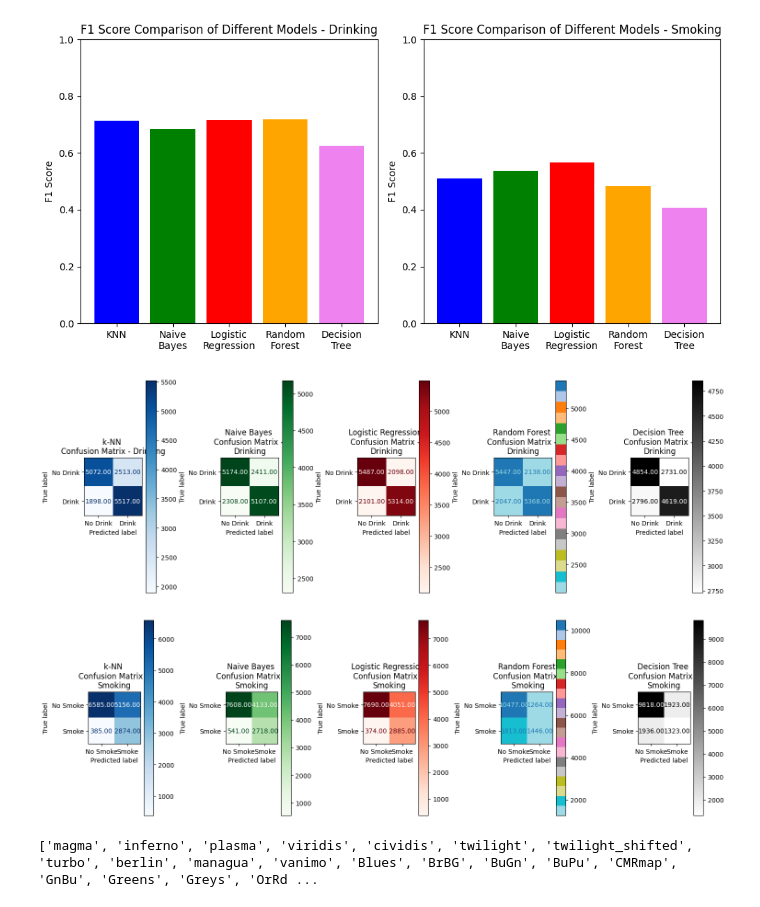
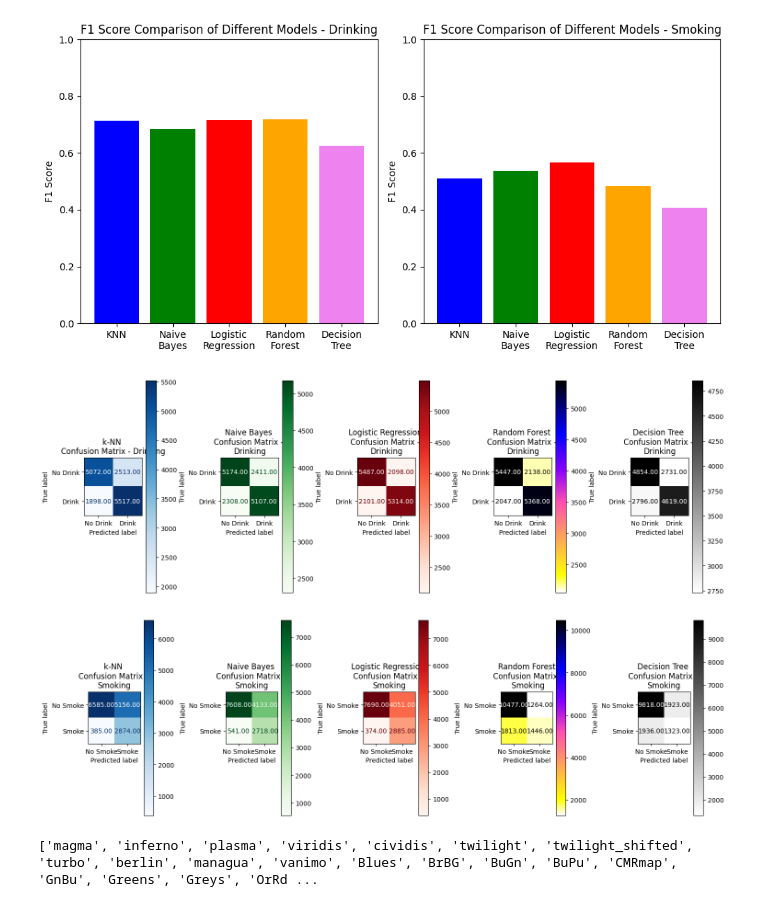
Before and after one commit to k-m-abrar-ahsan/Smoking-and-Drinking-Dataset-with-body-signal, a Jupyter notebook: main.ipynb, the cells around one changed output. Saved outputs shown, nothing was run; the diff lists cells and outputs as text; code cells hidden in the pictures.

```diff
--- a/main.ipynb
+++ b/main.ipynb
@@ -671,7 +671,7 @@ disp_logreg_1.plot(ax=axes[2], cmap=plt.cm.Reds, values_format='.2f')
 axes[2].set_title('Logistic Regression \nConfusion Matrix - \nDrinking')
 
 disp_rf_1 = ConfusionMatrixDisplay(rf_conf_matrix_1, display_labels=['No Drink', 'Drink'])
-disp_rf_1.plot(ax=axes[3], cmap=plt.cm.tab20_r, values_format='.2f')
+disp_rf_1.plot(ax=axes[3], cmap=plt.cm.gnuplot2_r, values_format='.2f')
 axes[3].set_title('Random Forest \nConfusion Matrix - \nDrinking')
 
 disp_dtr_1 = ConfusionMatrixDisplay(dtr_conf_matrix_1, display_labels=['No Drink', 'Drink'])
@@ -688,36 +688,36 @@ nb_conf_matrix_2 = confusion_matrix(y_smoke_test, nb_pred_smoke)
 logreg_conf_matrix_2 = confusion_matrix(y_smoke_test, logreg_pred_smoke)
 dtr_conf_matrix_2 = confusion_matrix(y_smoke_test, dt_pred_smoke)
 # Plot for Smoking Prediction
 fig, axes = plt.subplots(1, 5, figsize=(15, 5))
 
 
 disp_knn_2 = ConfusionMatrixDisplay(knn_conf_matrix_2, display_labels = ['No Smoke', 'Smoke'])
 disp_knn_2.plot(ax = axes[0], cmap = plt.cm.Blues, values_format = '.2f')
 axes[0].set_title('k-NN \nConfusion Matrix - \nSmoking')
 
 
 
 disp_nb_2 = ConfusionMatrixDisplay(nb_conf_matrix_2, display_labels=['No Smoke', 'Smoke'])
 disp_nb_2.plot(ax=axes[1], cmap=plt.cm.Greens, values_format='.2f')
 axes[1].set_title('Naive Bayes \nConfusion Matrix - \nSmoking')
 
 disp_logreg_2 = ConfusionMatrixDisplay(logreg_conf_matrix_2, display_labels=['No Smoke', 'Smoke'])
 disp_logreg_2.plot(ax=axes[2], cmap=plt.cm.Reds, values_format='.2f')
 axes[2].set_title('Logistic Regression \nConfusion Matrix - \nSmoking')
 
 disp_rf_2 = ConfusionMatrixDisplay(rf_conf_matrix_2, display_labels=['No Smoke', 'Smoke'])
-disp_rf_2.plot(ax=axes[3], cmap=plt.cm.tab20_r, values_format='.2f')
+disp_rf_2.plot(ax=axes[3], cmap=plt.cm.gnuplot2_r, values_format='.2f')
 axes[3].set_title('Random Forest\n Confusion Matrix -\n Smoking')
 
 disp_dtr_2 = ConfusionMatrixDisplay(dtr_conf_matrix_2, display_labels=['No Smoke', 'Smoke'])
 disp_dtr_2.plot(ax=axes[4], cmap=plt.cm.gist_grey_r, values_format='.2f')
 axes[4].set_title('Decision Tree \nConfusion Matrix - \nSmoking')
 
 plt.tight_layout()
 plt.show()
 # %% [output]
-[figure, old version]
+[figure, new version]
-[figure, old version]
+[figure, new version]
 # %%
 import matplotlib.pyplot as plt
 print(plt.colormaps())  # Shows all available colormaps
```
